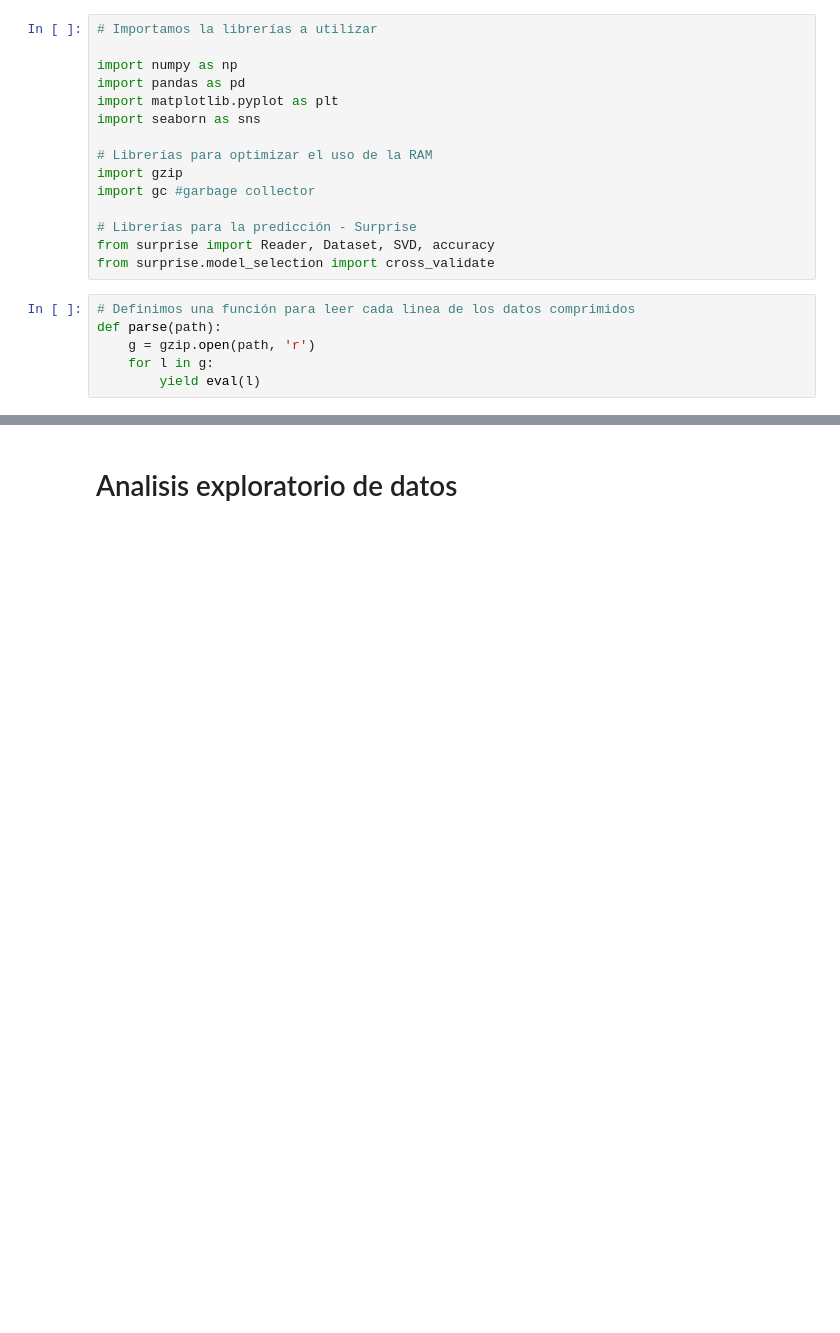
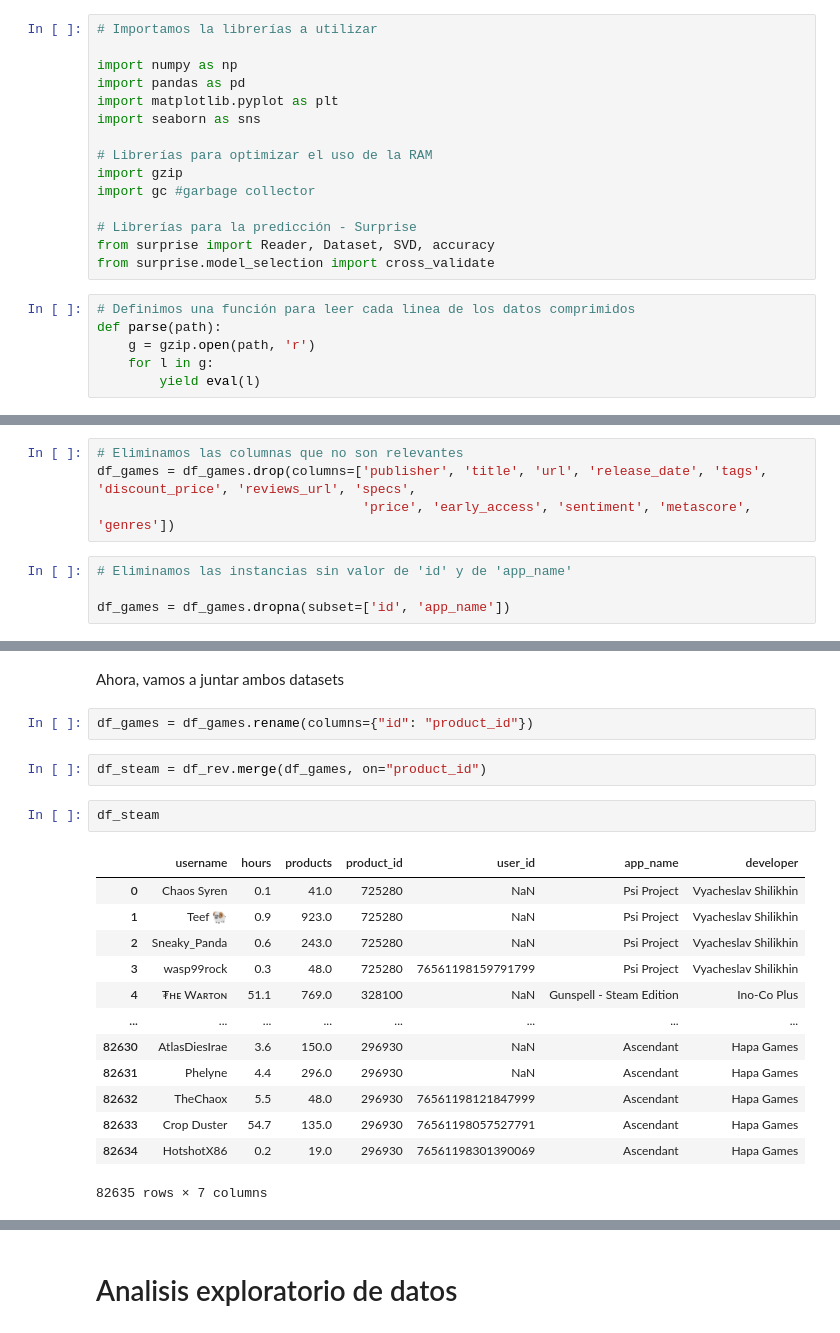
Before and after one commit to EdisonJR624/Proyecto_Steam, a Jupyter notebook: Steam_recomendaciones.ipynb, the cells around one changed output, grey strips where cells are left out. Drawn from its saved outputs; the diff is of its cells as text; blank space fills up the shorter version.

```diff
--- a/Steam_recomendaciones.ipynb
+++ b/Steam_recomendaciones.ipynb
@@ -110,0 +246,8 @@ df_games.head()
+# %%
+# Eliminamos las columnas que no son relevantes
+df_games = df_games.drop(columns=['publisher', 'title', 'url', 'release_date', 'tags', 'discount_price', 'reviews_url', 'specs',
+                                  'price', 'early_access', 'sentiment', 'metascore', 'genres'])
+# %%
+# Eliminamos las instancias sin valor de 'id' y de 'app_name'
+
+df_games = df_games.dropna(subset=['id', 'app_name'])
@@ -119,0 +272,22 @@ array([nan, 'Mostly Positive', 'Mixed', '1 user reviews',
+# %% [markdown]
+Ahora, vamos a juntar ambos datasets
+# %%
+df_games = df_games.rename(columns={"id": "product_id"})
+# %%
+df_steam = df_rev.merge(df_games, on="product_id")
+# %%
+df_steam
+# %% [output]
+|  | username | hours | products | product_id | user_id | app_name | developer |
+| 0 | Chaos Syren | 0.1 | 41.0 | 725280 | NaN | Psi Project | Vyacheslav Shilikhin |
+| 1 | Teef 🐏 | 0.9 | 923.0 | 725280 | NaN | Psi Project | Vyacheslav Shilikhin |
+| 2 | Sneaky_Panda | 0.6 | 243.0 | 725280 | NaN | Psi Project | Vyacheslav Shilikhin |
+| 3 | wasp99rock | 0.3 | 48.0 | 725280 | 76561198159791799 | Psi Project | Vyacheslav Shilikhin |
+| 4 | ₮ʜᴇ Wᴀʀᴛᴏɴ | 51.1 | 769.0 | 328100 | NaN | Gunspell - Steam Edition | Ino-Co Plus |
+| ... | ... | ... | ... | ... | ... | ... | ... |
+| 82630 | AtlasDiesIrae | 3.6 | 150.0 | 296930 | NaN | Ascendant | Hapa Games |
+| 82631 | Phelyne | 4.4 | 296.0 | 296930 | NaN | Ascendant | Hapa Games |
+| 82632 | TheChaox | 5.5 | 48.0 | 296930 | 76561198121847999 | Ascendant | Hapa Games |
+| 82633 | Crop Duster | 54.7 | 135.0 | 296930 | 76561198057527791 | Ascendant | Hapa Games |
+| 82634 | HotshotX86 | 0.2 | 19.0 | 296930 | 76561198301390069 | Ascendant | Hapa Games |
+82635 rows × 7 columns
```
Also changed, not shown: parts of 28 cells of this notebook.
